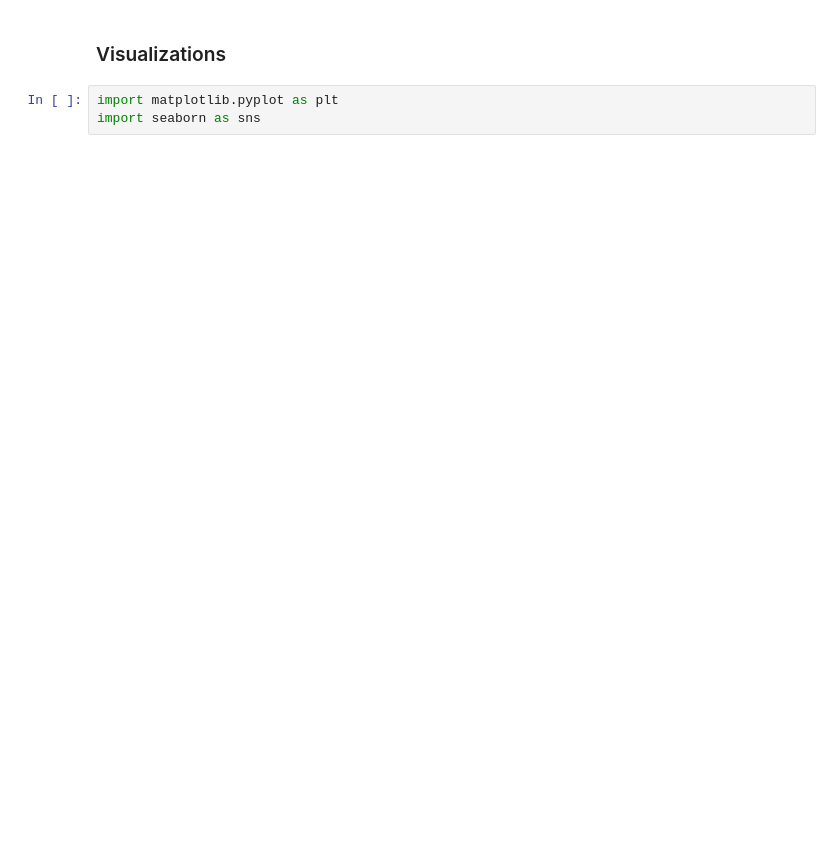
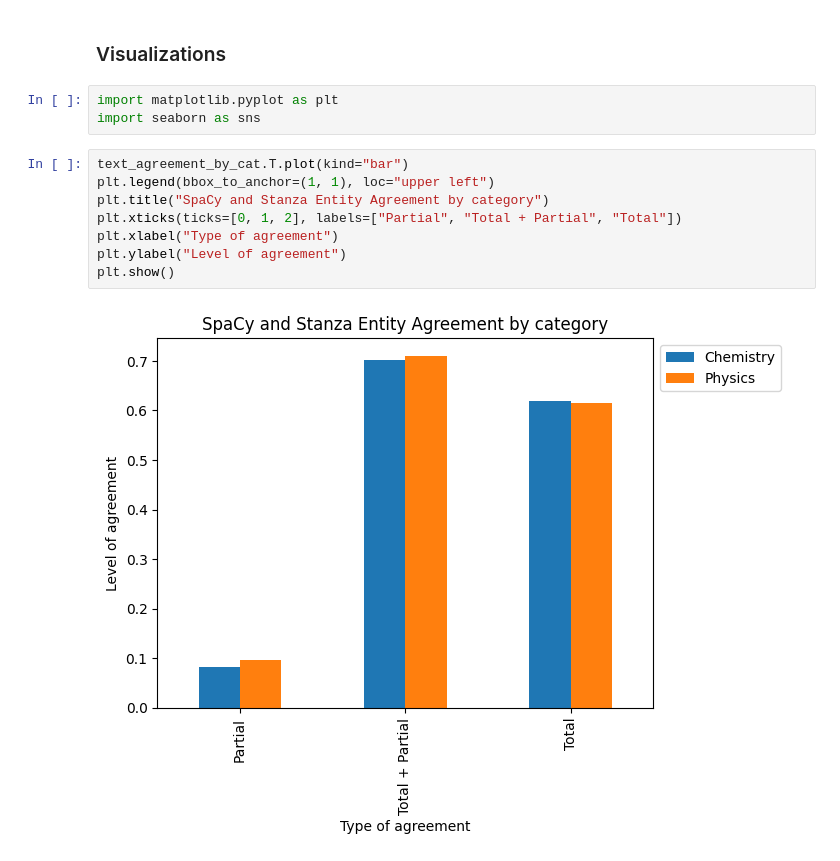
Before and after one commit to alberto-lorente/stir-fried-data, a Jupyter notebook: Part 2 - SpaCy and Stanza performance for NER/2.2 NER - analysis by entity type/NER_Results_Analysis.ipynb, the cells around one changed output. Saved outputs shown, nothing was run; the diff lists cells and outputs as text; blank space fills up the shorter version.

```diff
--- a/Part 2 - SpaCy and Stanza performance for NER/2.2 NER - analysis by entity type/NER_Results_Analysis.ipynb
+++ b/Part 2 - SpaCy and Stanza performance for NER/2.2 NER - analysis by entity type/NER_Results_Analysis.ipynb
@@ -102,3 +83,13 @@ df_agg_overall.head()
 # %%
 import matplotlib.pyplot as plt
 import seaborn as sns
+# %%
+text_agreement_by_cat.T.plot(kind="bar")
+plt.legend(bbox_to_anchor=(1, 1), loc="upper left")
+plt.title("SpaCy and Stanza Entity Agreement by category")
+plt.xticks(ticks=[0, 1, 2], labels=["Partial", "Total + Partial", "Total"])
+plt.xlabel("Type of agreement")
+plt.ylabel("Level of agreement")
+plt.show()
+# %% [output]
+[figure, added]
```
Also changed, not shown: parts of 35 cells of this notebook.
